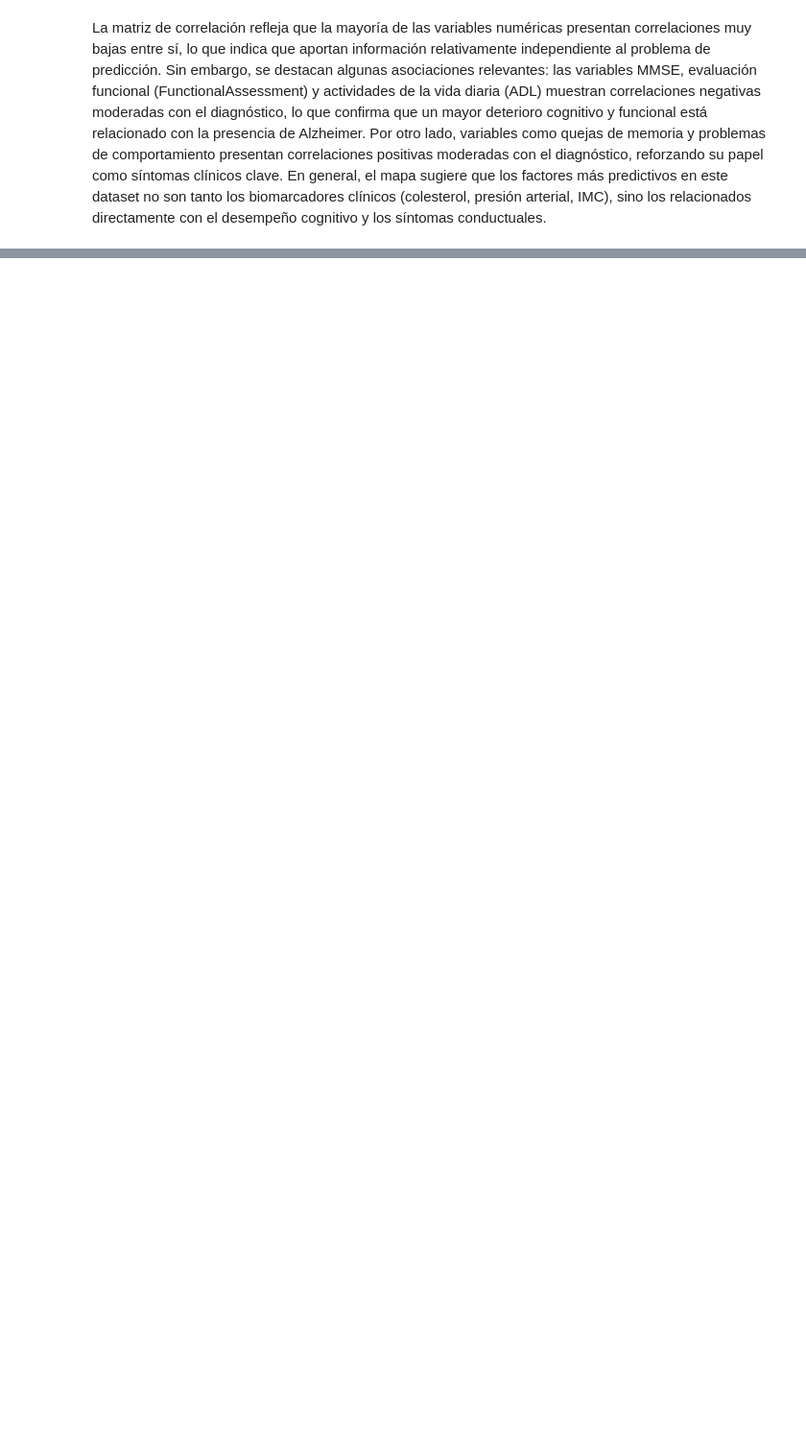
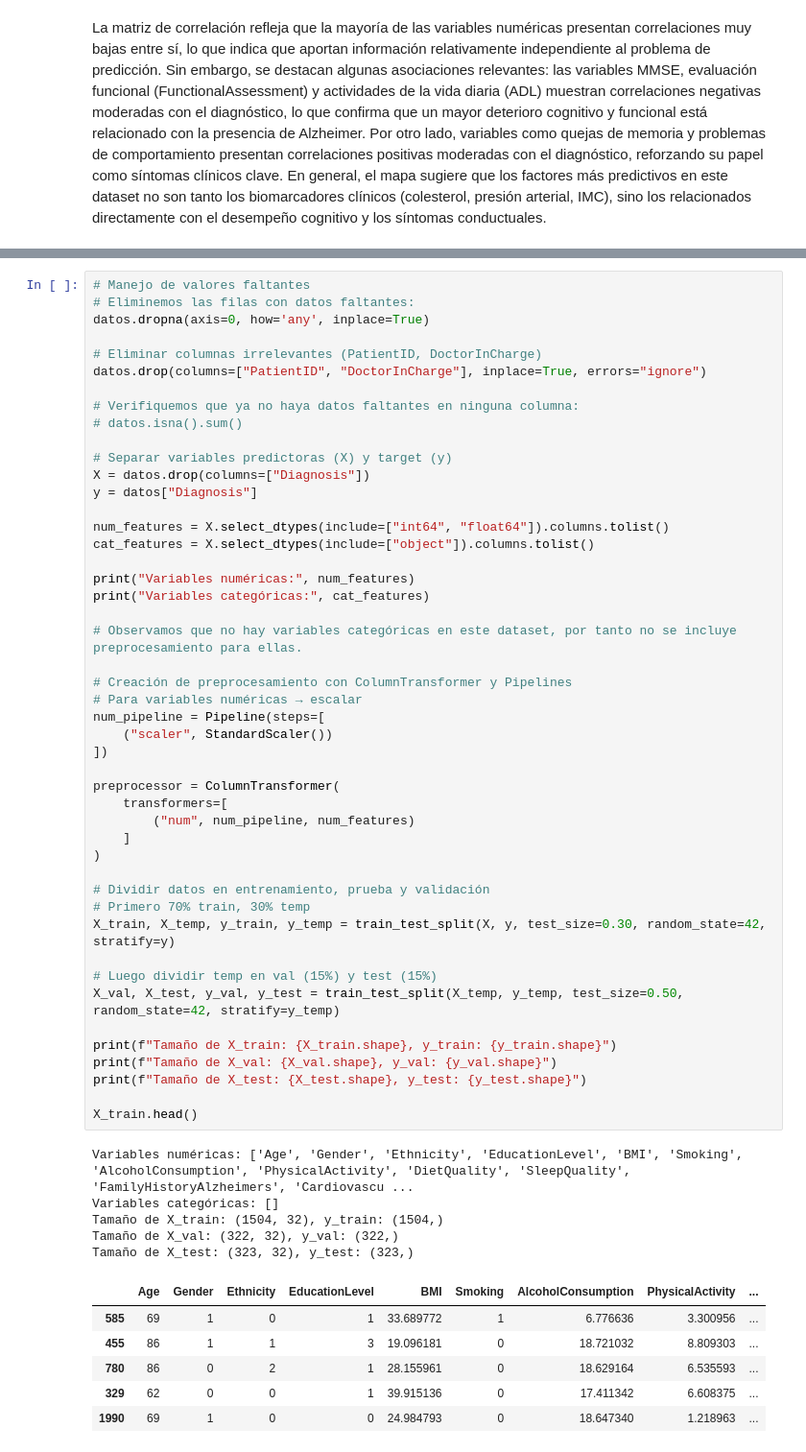
Before and after one commit to Manco312/Deliverable2-AI, a Jupyter notebook: analysis.ipynb, the cells around one changed output, grey strips where cells are left out. Shown: that part at 96% size. Saved outputs shown, nothing was run; the diff lists cells and outputs as text; blank space fills up the shorter version.

Commit message:
ADD: Preprocesamiento de datos

```diff
--- a/analysis.ipynb
+++ b/analysis.ipynb
@@ -189,0 +208,59 @@ La matriz de correlación refleja que la mayoría de las variables numéricas pr
+# %%
+# Manejo de valores faltantes
+# Eliminemos las filas con datos faltantes:
+datos.dropna(axis=0, how='any', inplace=True)
+
+# Eliminar columnas irrelevantes (PatientID, DoctorInCharge)
+datos.drop(columns=["PatientID", "DoctorInCharge"], inplace=True, errors="ignore")
+
+# Verifiquemos que ya no haya datos faltantes en ninguna columna:
+# datos.isna().sum()
+
+# Separar variables predictoras (X) y target (y)
+X = datos.drop(columns=["Diagnosis"])
+y = datos["Diagnosis"]
+
+num_features = X.select_dtypes(include=["int64", "float64"]).columns.tolist()
+cat_features = X.select_dtypes(include=["object"]).columns.tolist()
+
+print("Variables numéricas:", num_features)
+print("Variables categóricas:", cat_features)
+
+# Observamos que no hay variables categóricas en este dataset, por tanto no se incluye preprocesamiento para ellas.
+
+# Creación de preprocesamiento con ColumnTransformer y Pipelines
+# Para variables numéricas → escalar
+num_pipeline = Pipeline(steps=[
+    ("scaler", StandardScaler())
+])
+
+preprocessor = ColumnTransformer(
+    transformers=[
+        ("num", num_pipeline, num_features)
+    ]
+)
+
+# Dividir datos en entrenamiento, prueba y validación
+# Primero 70% train, 30% temp
+X_train, X_temp, y_train, y_temp = train_test_split(X, y, test_size=0.30, random_state=42, stratify=y)
+
+# Luego dividir temp en val (15%) y test (15%)
+X_val, X_test, y_val, y_test = train_test_split(X_temp, y_temp, test_size=0.50, random_state=42, stratify=y_temp)
+
+print(f"Tamaño de X_train: {X_train.shape}, y_train: {y_train.shape}")
+print(f"Tamaño de X_val: {X_val.shape}, y_val: {y_val.shape}")
+print(f"Tamaño de X_test: {X_test.shape}, y_test: {y_test.shape}")
+
+X_train.head()
+# %% [output]
+Variables numéricas: ['Age', 'Gender', 'Ethnicity', 'EducationLevel', 'BMI', 'Smoking', 'AlcoholConsumption', 'PhysicalActivity', 'DietQuality', 'SleepQuality', 'FamilyHistoryAlzheimers', 'Cardiovascu ...
+Variables categóricas: []
+Tamaño de X_train: (1504, 32), y_train: (1504,)
+Tamaño de X_val: (322, 32), y_val: (322,)
+Tamaño de X_test: (323, 32), y_test: (323,)
+|  | Age | Gender | Ethnicity | EducationLevel | BMI | Smoking | AlcoholConsumption | PhysicalActivity | ... |
+| 585 | 69 | 1 | 0 | 1 | 33.689772 | 1 | 6.776636 | 3.300956 | ... |
+| 455 | 86 | 1 | 1 | 3 | 19.096181 | 0 | 18.721032 | 8.809303 | ... |
+| 780 | 86 | 0 | 2 | 1 | 28.155961 | 0 | 18.629164 | 6.535593 | ... |
+| 329 | 62 | 0 | 0 | 1 | 39.915136 | 0 | 17.411342 | 6.608375 | ... |
+| 1990 | 69 | 1 | 0 | 0 | 24.984793 | 0 | 18.647340 | 1.218963 | ... |
```
Also changed, not shown: parts of 3 cells of this notebook.
